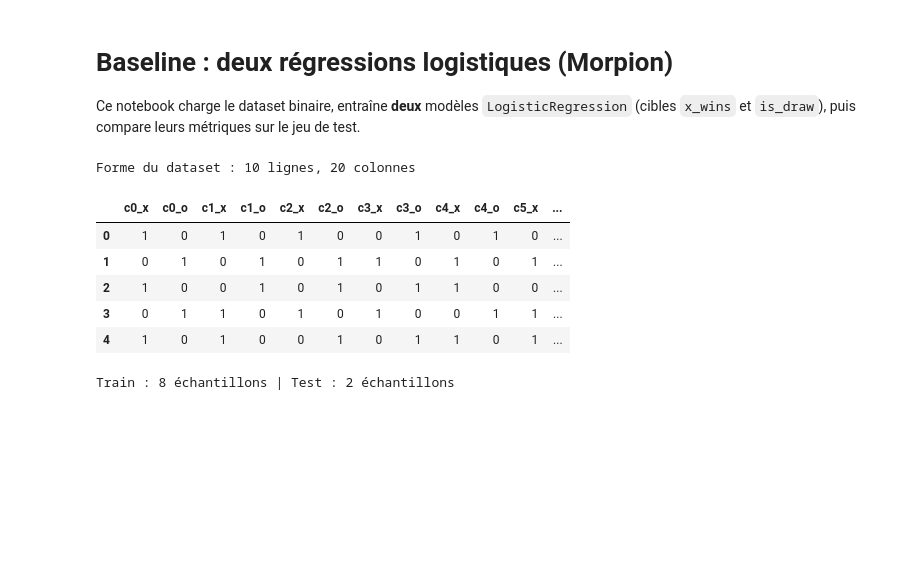
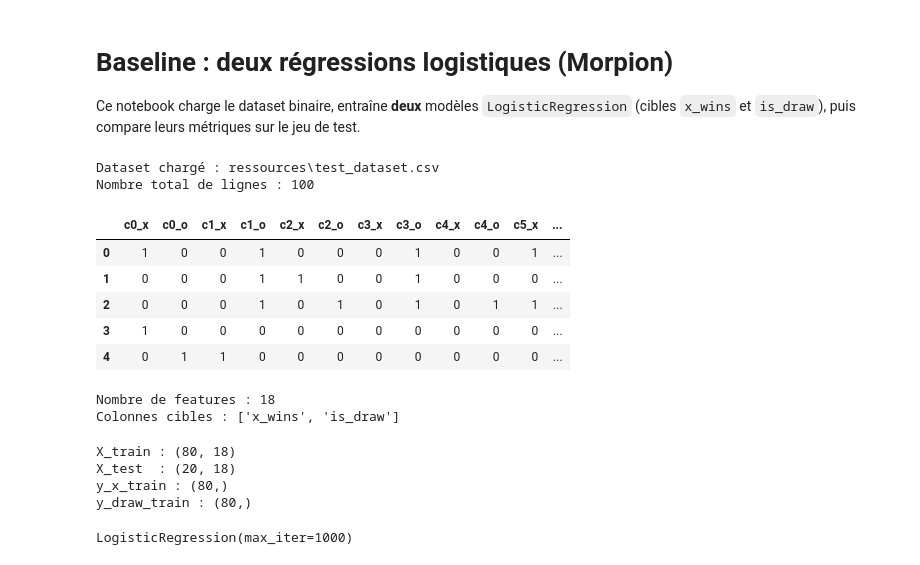
Before and after one commit to FetraFex/ml-examen, a Jupyter notebook: baseline_logistic_regression.ipynb, the cells around one changed output. Saved outputs shown, nothing was run; the diff lists cells and outputs as text; code cells hidden in the pictures; blank space fills up the shorter version.

```diff
--- a/baseline_logistic_regression.ipynb
+++ b/baseline_logistic_regression.ipynb
@@ -22,7 +18,7 @@ from sklearn.model_selection import train_test_split
 # ---------------------------------------------------------------------------
 # Constantes : chemin du CSV et noms des colonnes
 # ---------------------------------------------------------------------------
-DATA_PATH = Path("ressources") / "dataset.csv"
+DATA_PATH = Path("ressources") / "test_dataset.csv"
 
 # 9 cases × 2 indicateurs (X et O) = 18 features binaires (ordre c0_x, c0_o, c1_x, …)
 FEATURE_COLS = [f"c{i}_{s}" for i in range(9) for s in ("x", "o")]
@@ -80,57 +74,66 @@ def evaluate_binary_classifier(y_true, y_pred, model_name: str) -> None:
 # %%
 # ---------------------------------------------------------------------------
 # 1) Chargement du dataset
 # ---------------------------------------------------------------------------
-df = load_dataset(DATA_PATH)
-print(f"Forme du dataset : {df.shape[0]} lignes, {df.shape[1]} colonnes")
+df, dataset_path = load_dataset()
+print(f"Dataset chargé : {dataset_path}")
+print(f"Nombre total de lignes : {len(df)}")
 df.head()
 # %% [output]
-Forme du dataset : 10 lignes, 20 colonnes
+Dataset chargé : ressources\test_dataset.csv
+Nombre total de lignes : 100
 |  | c0_x | c0_o | c1_x | c1_o | c2_x | c2_o | c3_x | c3_o | c4_x | c4_o | c5_x | ... |
-| 0 | 1 | 0 | 1 | 0 | 1 | 0 | 0 | 1 | 0 | 1 | 0 | ... |
-| 1 | 0 | 1 | 0 | 1 | 0 | 1 | 1 | 0 | 1 | 0 | 1 | ... |
-| 2 | 1 | 0 | 0 | 1 | 0 | 1 | 0 | 1 | 1 | 0 | 0 | ... |
-| 3 | 0 | 1 | 1 | 0 | 1 | 0 | 1 | 0 | 0 | 1 | 1 | ... |
-| 4 | 1 | 0 | 1 | 0 | 0 | 1 | 0 | 1 | 1 | 0 | 1 | ... |
+| 0 | 1 | 0 | 0 | 1 | 0 | 0 | 0 | 1 | 0 | 0 | 1 | ... |
+| 1 | 0 | 0 | 0 | 1 | 1 | 0 | 0 | 1 | 0 | 0 | 0 | ... |
+| 2 | 0 | 0 | 0 | 1 | 0 | 1 | 0 | 1 | 0 | 1 | 1 | ... |
+| 3 | 1 | 0 | 0 | 0 | 0 | 0 | 0 | 0 | 0 | 0 | 0 | ... |
+| 4 | 0 | 1 | 1 | 0 | 0 | 0 | 0 | 0 | 0 | 0 | 0 | ... |
 # %%
 # ---------------------------------------------------------------------------
 # 2) Séparation features / cibles
 # ---------------------------------------------------------------------------
-X, y_xwins, y_draw = split_features_and_targets(df)
+X = df[FEATURE_COLS]
+
+y_x_wins = df[TARGET_X_WINS]
+y_is_draw = df[TARGET_IS_DRAW]
+
+print(f"Nombre de features : {X.shape[1]}")
+print("Colonnes cibles :", [TARGET_X_WINS, TARGET_IS_DRAW])
+# %% [output]
+Nombre de features : 18
+Colonnes cibles : ['x_wins', 'is_draw']
 # %%
 # ---------------------------------------------------------------------------
 # 3) Train / test split 80 % / 20 %
-#    Un seul appel : X, y_xwins et y_draw sont découpés de façon alignée.
-#    stratify=y_xwins : garde la proportion de classes sur x_wins (retirer si trop peu de données).
 # ---------------------------------------------------------------------------
-RANDOM_STATE = 42
-TEST_SIZE = 0.2
-
-(
-    X_train,
-    X_test,
-    y_xwins_train,
-    y_xwins_test,
-    y_draw_train,
-    y_draw_test,
-) = train_test_split(
-    X,
-    y_xwins,
-    y_draw,
-    test_size=TEST_SIZE,
-    random_state=RANDOM_STATE,
-    stratify=y_xwins,
+X_train, X_test, y_x_train, y_x_test = train_test_split(
+    X, y_x_wins, test_size=0.2, random_state=42
 )
 
-print(f"Train : {len(X_train)} échantillons | Test : {len(X_test)} échantillons")
+_, _, y_draw_train, y_draw_test = train_test_split(
+    X, y_is_draw, test_size=0.2, random_state=42
+)
+
+print(f"X_train : {X_train.shape}")
+print(f"X_test  : {X_test.shape}")
+print(f"y_x_train : {y_x_train.shape}")
+print(f"y_draw_train : {y_draw_train.shape}")
 # %% [output]
-Train : 8 échantillons | Test : 2 échantillons
+X_train : (80, 18)
+X_test  : (20, 18)
+y_x_train : (80,)
+y_draw_train : (80,)
 # %%
 # ---------------------------------------------------------------------------
 # 4) Entraînement : deux LogisticRegression indépendantes
 # ---------------------------------------------------------------------------
-model_xwins = train_logistic_regression(X_train, y_xwins_train, random_state=RANDOM_STATE)
-model_draw = train_logistic_regression(X_train, y_draw_train, random_state=RANDOM_STATE)
+model_x_wins = LogisticRegression(max_iter=1000)
+model_is_draw = LogisticRegression(max_iter=1000)
+
+model_x_wins.fit(X_train, y_x_train)
+model_is_draw.fit(X_train, y_draw_train)
+# %% [output]
+LogisticRegression(max_iter=1000)
 # %%
 # ---------------------------------------------------------------------------
 # 5) Prédictions sur le jeu de test
```
Also changed, not shown: parts of 7 cells of this notebook.
